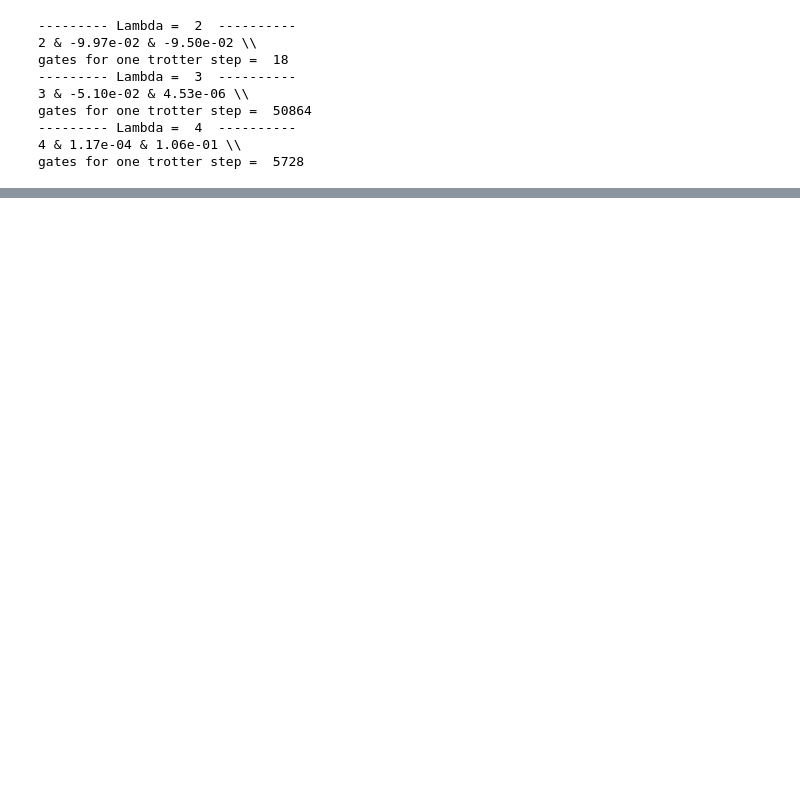
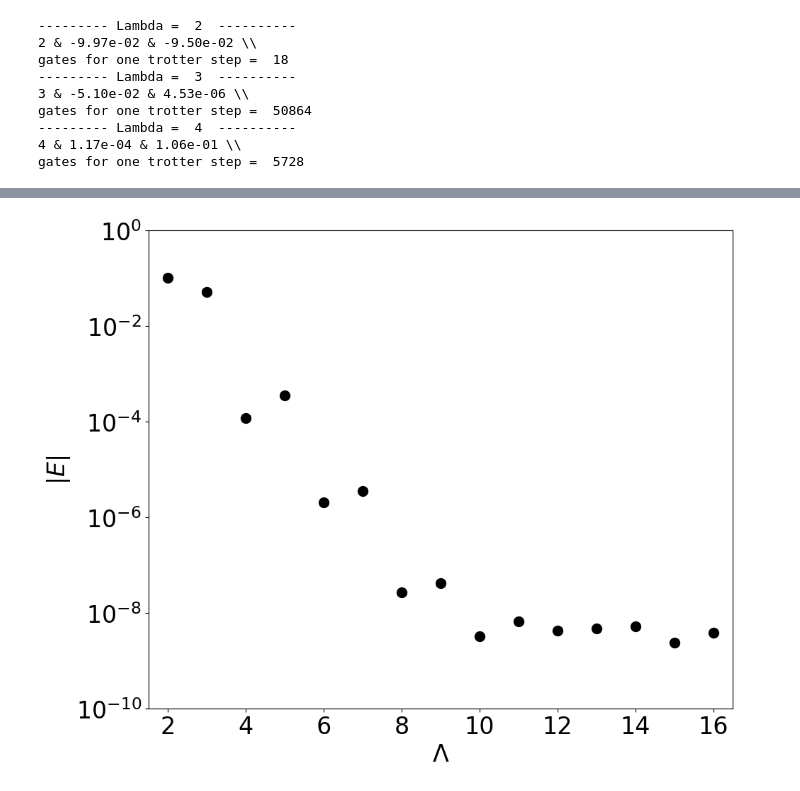
Before and after one commit to chrisculver/WessZumino, a Jupyter notebook: 3Site/VQE_linear.ipynb, the cells around one changed output, grey strips where cells are left out. Saved outputs shown, nothing was run; the diff lists cells and outputs as text; code cells hidden in the pictures; blank space fills up the shorter version.

```diff
--- a/3Site/VQE_linear.ipynb
+++ b/3Site/VQE_linear.ipynb
@@ -153,0 +246,40 @@ gates for one trotter step =  5728
+# %%
+ens=[-0.09974484,
+-0.051038835,
+0.00011747503,
+-0.00035618126,
+2.046666e-06,
+-3.5072287e-06,
+2.6528143e-08,
+-4.0964945e-08,
+3.1636398e-09,
+-6.5270553e-09,
+-4.1777537e-09,
+-4.6247814e-09,
+-5.199816e-09,
+-2.3442113e-09,
+-3.8232955e-09]
+# %%
+import matplotlib.pyplot as plt
+import matplotlib
+
+
+
+#matplotlib.use("Agg")
+plt.style.use("paper.mplstyle")
+
+fig, ax = plt.subplots()
+
+plt.scatter([x for x in range(2,17)],[abs(en.real) for en in ens], c='black')
+plt.yscale('log')
+
+plt.xlabel('$\\Lambda$')
+plt.ylabel('$|E|$')
+
+plt.xlim(1.5,16.5)
+plt.ylim(1e-10,1e0)
+plt.yscale('log')
+plt.show()
+#plt.savefig('Plots/WZ_3site_linear_classical.pdf',bbox_inches='tight')
+# %% [output]
+[figure, added]
```
Also changed, not shown: parts of 5 cells of this notebook, 16 other files.
